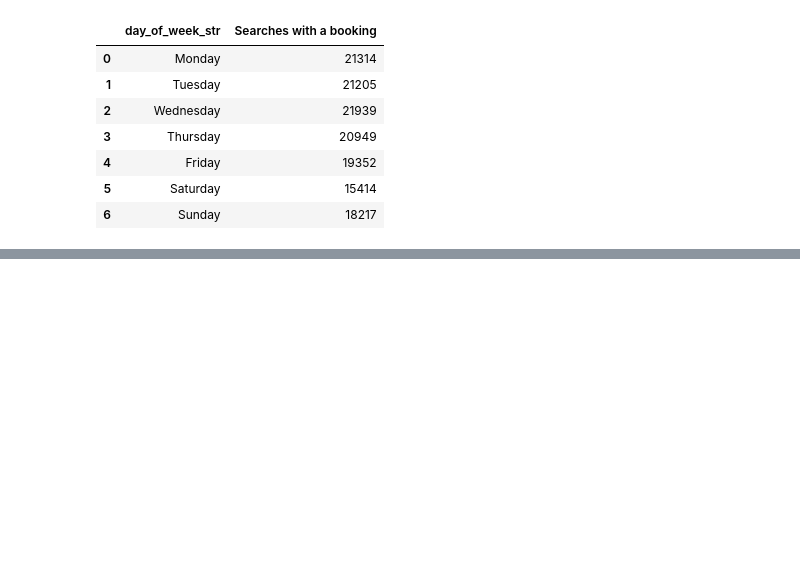
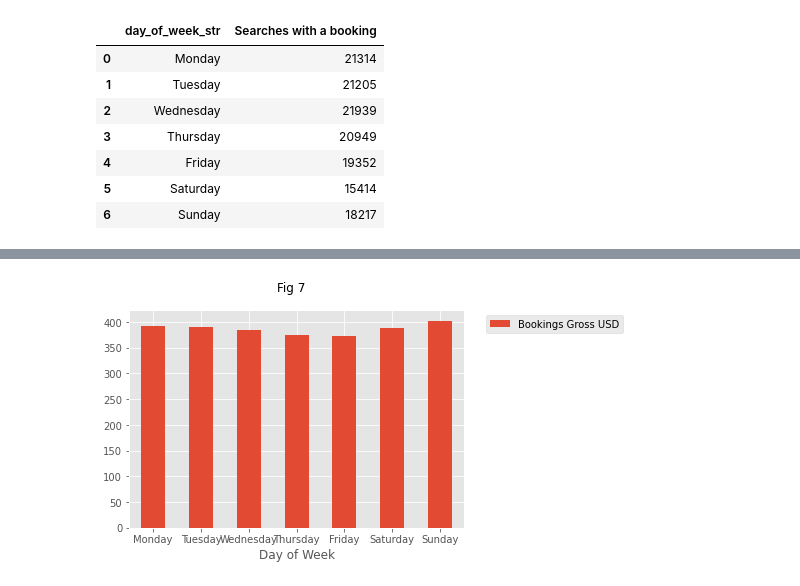
Before and after one commit to lkuffo/dm-kaggle, a Jupyter notebook: EDA 1.ipynb, the cells around one changed output, grey strips where cells are left out. Saved outputs shown, nothing was run; the diff lists cells and outputs as text; code cells hidden in the pictures; blank space fills up the shorter version.

```diff
--- a/EDA 1.ipynb
+++ b/EDA 1.ipynb
@@ -275,0 +297,8 @@ We found that in the training set there are 199795 searches. Searches have a min
+# %%
+print ("Booking price by week day")
+search_week_day_b_price = df_booked[['gross_bookings_usd', 'day_of_week_str']].groupby(['day_of_week_str']).mean()
+# search_week_day_b = pd.DataFrame(search_week_day_b)
+search_week_day_b_price = search_week_day_b_price.reindex(['Monday', 'Tuesday', 'Wednesday', 'Thursday', 'Friday', 'Saturday', 'Sunday'])
+search_week_day_b_price.reset_index(inplace=True)
+search_week_day_b_price.rename(columns={"gross_bookings_usd": "Bookings Gross USD"}, inplace=True)
+search_week_day_b_price
@@ -275,0 +315,9 @@ We found that in the training set there are 199795 searches. Searches have a min
+# %%
+search_week_day_b_price.plot.bar(x='day_of_week_str', logy=False)
+plt.xticks(rotation=0)
+plt.xlabel('Day of Week')
+plt.suptitle('Fig 7')
+plt.legend(bbox_to_anchor=(1.05, 1), loc='upper left')
+plt.show()
+# %% [output]
+[figure, added]
```
Also changed, not shown: parts of 38 cells of this notebook, 2 other files.
